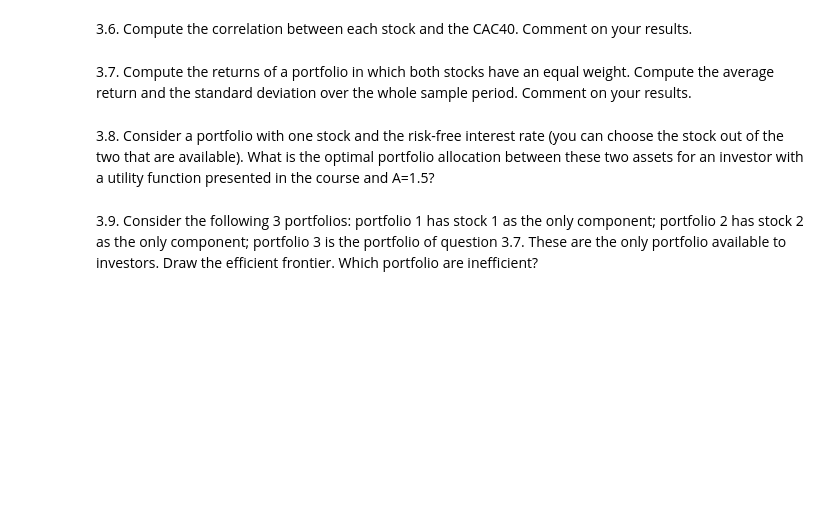
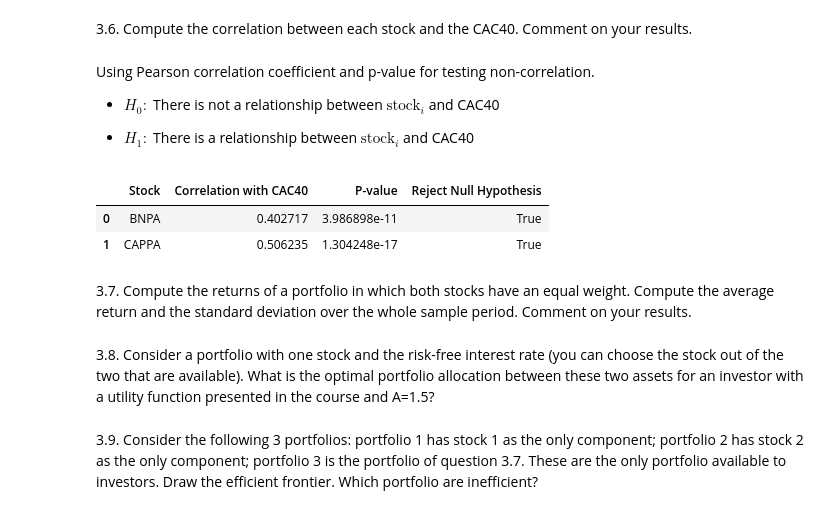
Before and after one commit to yurialvizi/mods205-digital-finance, a Jupyter notebook: project.ipynb, the cells around one changed output. Drawn from its saved outputs; the diff is of its cells as text; code cells hidden in the pictures; blank space fills up the shorter version.

```diff
--- a/project.ipynb
+++ b/project.ipynb
@@ -218,5 +259,29 @@ df
 # %% [markdown]
 3.6. Compute the correlation between each stock and the CAC40. Comment on your results.
+# %% [markdown]
+Using Pearson correlation coefficient and p-value for testing non-correlation.
+
+- $H_0:$ There is not a relationship between $\text{stock}_i$ and CAC40
+
+- $H_1:$ There is a relationship between $\text{stock}_i$ and CAC40
+# %%
+# Compute the correlation between each stock and the CAC40
+correlation_bnpa = stats.pearsonr(fchi_df['Close'], bnpa_df['Close'])
+correlation_cappa = stats.pearsonr(fchi_df['Close'], cappa_df['Close'])
+
+alpha = 0.05
+
+data = {'Stock': ['BNPA', 'CAPPA'],
+        'Correlation with CAC40': [correlation_bnpa[0], correlation_cappa[0]],
+        'P-value': [correlation_bnpa[1], correlation_cappa[1]],
+        'Reject Null Hypothesis': [correlation_bnpa[1] < alpha, correlation_cappa[1] < alpha]}
+
+correlationDf = pd.DataFrame(data)
+correlationDf
+# %% [output]
+|  | Stock | Correlation with CAC40 | P-value | Reject Null Hypothesis |
+| 0 | BNPA | 0.402717 | 3.986898e-11 | True |
+| 1 | CAPPA | 0.506235 | 1.304248e-17 | True |
 # %% [markdown]
 3.7. Compute the returns of a portfolio in which both stocks have an equal weight. Compute
 the average return and the standard deviation over the whole sample period. Comment on
```
Also changed, not shown: parts of 7 cells of this notebook.
